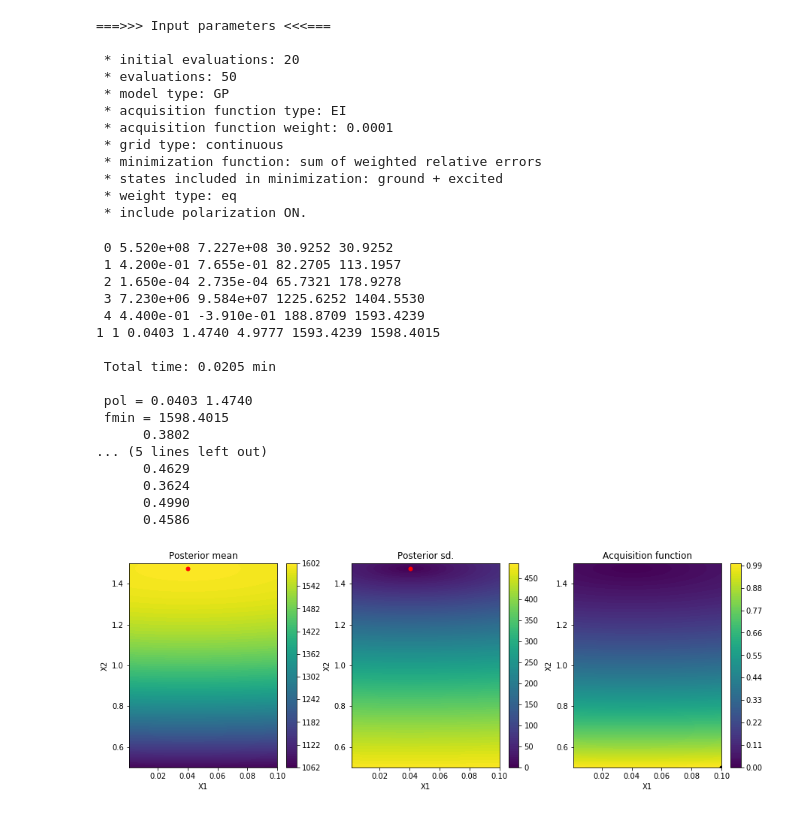
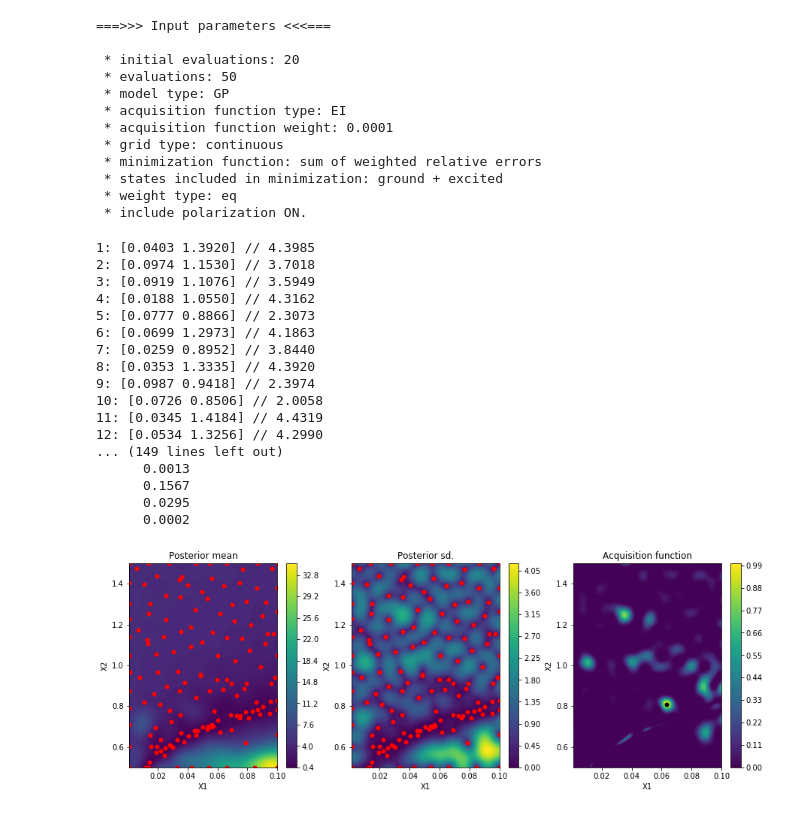
Before and after one commit to ale-mendez/gpyopt_varlambda, a Jupyter notebook: include_aji/var_aji.ipynb, the cells around one changed output. Cells and saved outputs as stored; diff of their text form; code cells hidden in the pictures.

```diff
--- a/include_aji/var_aji.ipynb
+++ b/include_aji/var_aji.ipynb
@@ -396,36 +411,36 @@ rcut_max=1.50
 # %%
 noise_var=None
 exact_feval=True
 ARD=True
 varf=2.5
 lf=0.1
 xi=0.0001
 optimize_restarts=5
 
-initer=1
-maxevals=0
+initer=50
+maxevals=100
 nener=10
 lpol=1
 
 space=mypolspace(alfd_min,alfd_max,rcut_min,rcut_max)
 kernel=mykernel(rbf=1,stdperiodic=0)
 run_mybo_pol(space,kernel,initer,maxevals,varf,lf,noise_var,exact_feval,optimize_restarts,ARD,xi)
 # %% [output]
- 0 5.520e+08 7.227e+08 30.9252 30.9252
- 1 4.200e-01 7.655e-01 82.2705 113.1957
- 2 1.650e-04 2.735e-04 65.7321 178.9278
- 3 7.230e+06 9.584e+07 1225.6252 1404.5530
- 4 4.400e-01 -3.910e-01 188.8709 1593.4239
-1 1 0.0403 1.4740 4.9777 1593.4239 1598.4015
-
- Total time: 0.0205 min
-
- pol = 0.0403 1.4740
- fmin = 1598.4015
-      0.3802
-... (5 lines left out)
-      0.4629
-      0.3624
-      0.4990
-      0.4586
+1: [0.0403 1.3920] // 4.3985
+2: [0.0974 1.1530] // 3.7018
+3: [0.0919 1.1076] // 3.5949
+4: [0.0188 1.0550] // 4.3162
+5: [0.0777 0.8866] // 2.3073
+6: [0.0699 1.2973] // 4.1863
+7: [0.0259 0.8952] // 3.8440
+8: [0.0353 1.3335] // 4.3920
+9: [0.0987 0.9418] // 2.3974
+10: [0.0726 0.8506] // 2.0058
+11: [0.0345 1.4184] // 4.4319
+12: [0.0534 1.3256] // 4.2990
+... (149 lines left out)
+      0.0013
+      0.1567
+      0.0295
+      0.0002
-[figure, old version]
+[figure, new version]
```
Also changed, not shown: parts of 1 cell of this notebook, 24 other files.
